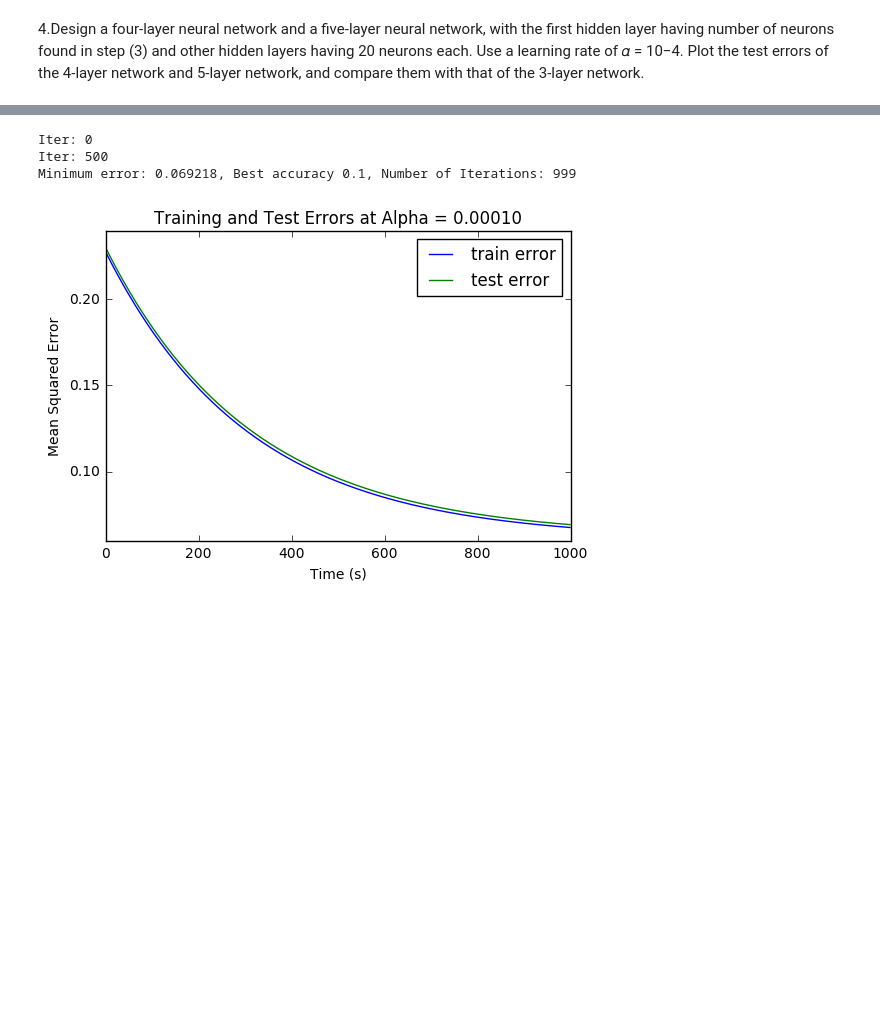
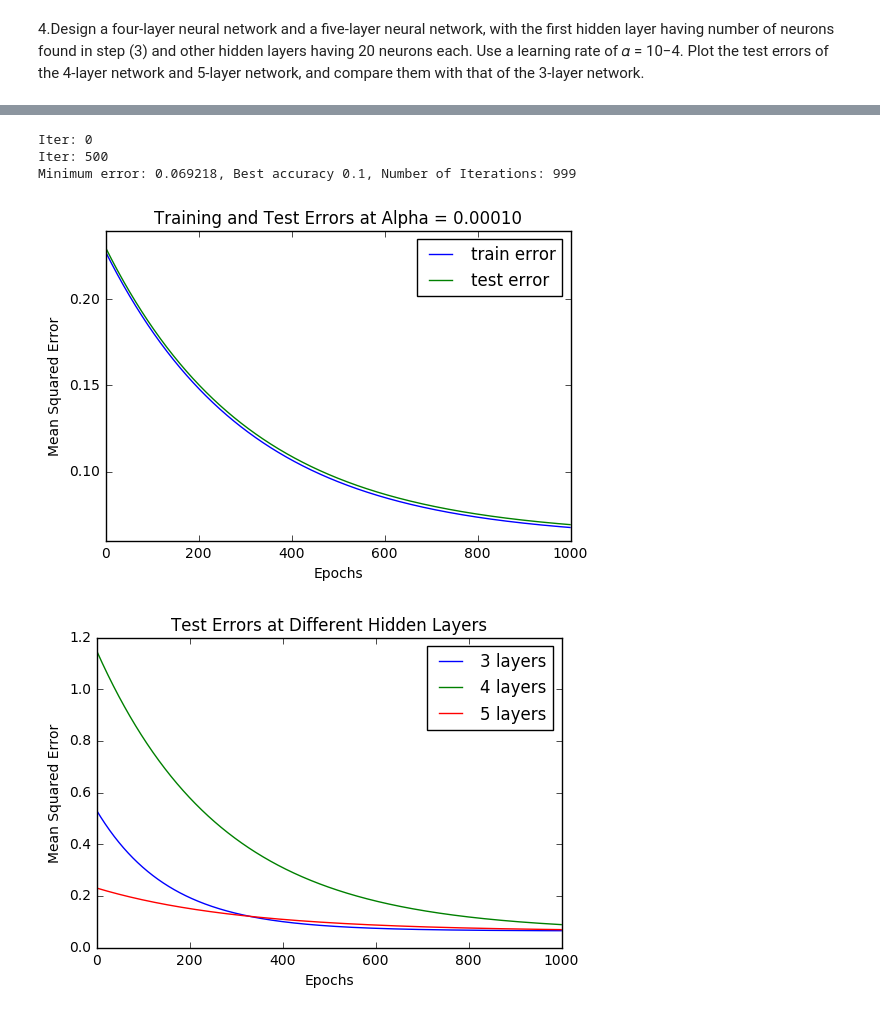
Before and after one commit to michjk/CZ4042-NLP-assignment1b, a Jupyter notebook: AssignmentB.ipynb, the cells around one changed output, grey strips where cells are left out. Drawn from its saved outputs; the diff is of its cells as text; code cells hidden in the pictures; blank space fills up the shorter version.

```diff
--- a/AssignmentB.ipynb
+++ b/AssignmentB.ipynb
@@ -564,31 +566,44 @@ def run_nn_5_layer(train, test, batch_size, trainX, trainY, testX, testY, epochs
     w_h1.set_value(best_w_h1)
     b_h1.set_value(best_b_h1)
     w_h2.set_value(best_w_h2)
     b_h2.set_value(best_b_h2)
     w_h3.set_value(best_w_h3)
     b_h3.set_value(best_b_h3)
 
     best_pred, best_cost, best_accuracy = test(testX, testY)
 
     print('Minimum error: %f, Best accuracy %.1f, Number of Iterations: %d' % (best_cost, best_accuracy, best_iter))
 
     # Plots
     plt.figure()
     plt.plot(range(epochs), train_cost, label='train error')
     plt.plot(range(epochs), test_cost, label='test error')
     plt.xlabel('Epochs')
     plt.ylabel('Mean Squared Error')
     plt.title('Training and Test Errors at Alpha = %.5f' % alpha.get_value())
     plt.legend()
     plt.savefig('p_1b_mse_5_layer.png')
     plt.show()
+    return train_cost, test_cost
 
 no_hidden3 = 20
 w_o, w_h1, w_h2, w_h3, b_o, b_h1, b_h2, b_h3 = initialize_weights_bias_5_layer(no_features, no_hidden1, no_hidden2, no_hidden3, no_output)
 train, test = create_5_layer_nn()
-run_nn_5_layer(train, test, batch_size, trainX, trainY, testX, testY, epochs, no_features, no_hidden1, no_hidden2, no_hidden3, no_output)
+run_5layer_train, run_5layer_test = run_nn_5_layer(train, test, batch_size, trainX, trainY, testX, testY, epochs, no_features, no_hidden1, no_hidden2, no_hidden3, no_output)
+
+plt.figure()
+plt.plot(range(epochs), run_3layer_test, label='3 layers')
+plt.plot(range(epochs), run_4layer_test, label='4 layers')
+plt.plot(range(epochs), run_5layer_test, label='5 layers')
+plt.xlabel('Epochs')
+plt.ylabel('Mean Squared Error')
+plt.title('Test Errors at Different Hidden Layers' % alpha.get_value())
+plt.legend()
+plt.savefig('p_1b_mse_multi_layer.png')
+plt.show()
 # %% [output]
 Iter: 0
 Iter: 500
 Minimum error: 0.069218, Best accuracy 0.1, Number of Iterations: 999
 [figure]
+[figure, added]
```
Also changed, not shown: parts of 4 cells of this notebook.
